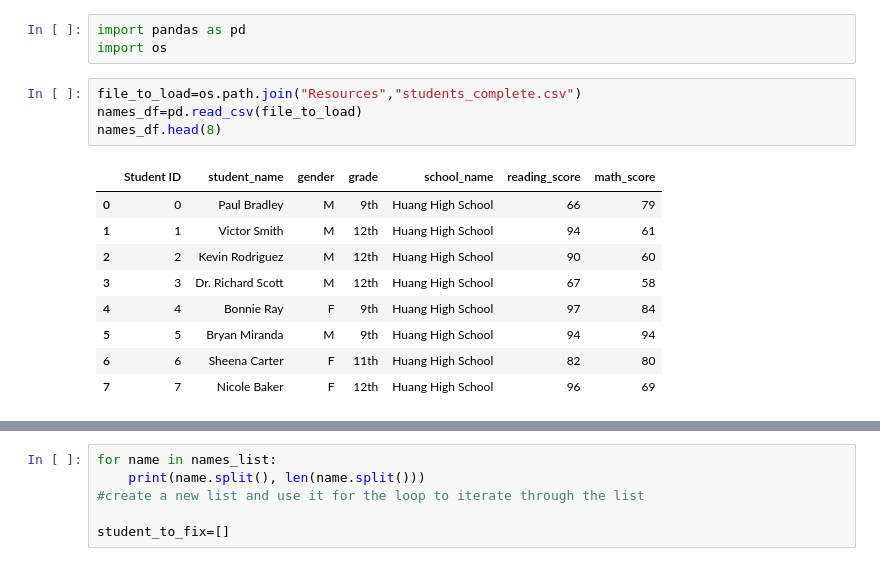
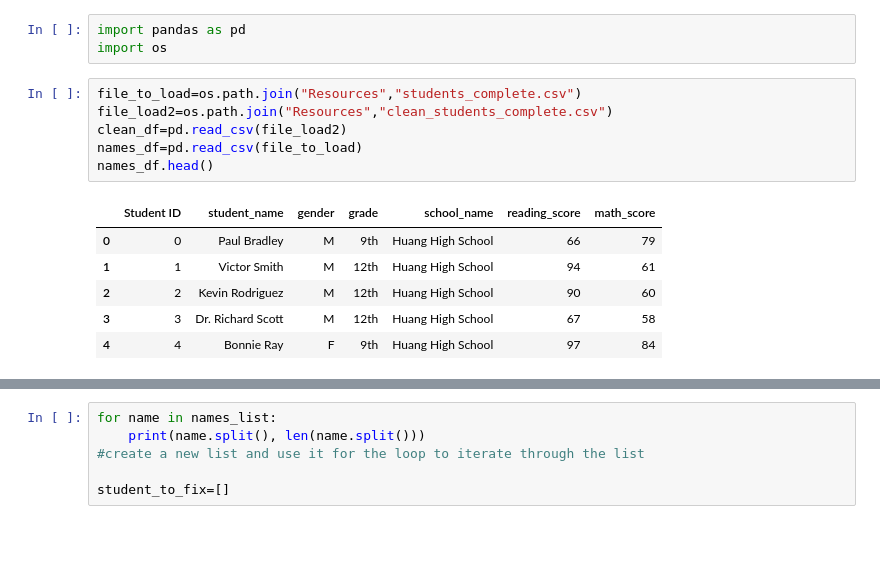
Before and after one commit to oscarpena96/School_District_Analysis, a Jupyter notebook: cleaning_students_name.ipynb, the cells around one changed output, grey strips where cells are left out. Cells and saved outputs as stored; diff of their text form; blank space fills up the shorter version.

```diff
--- a/cleaning_students_name.ipynb
+++ b/cleaning_students_name.ipynb
@@ -3,16 +3,15 @@ import pandas as pd
 import os
 # %%
 file_to_load=os.path.join("Resources","students_complete.csv")
+file_load2=os.path.join("Resources","clean_students_complete.csv")
+clean_df=pd.read_csv(file_load2)
 names_df=pd.read_csv(file_to_load)
-names_df.head(8)
+names_df.head()
 # %% [output]
 |  | Student ID | student_name | gender | grade | school_name | reading_score | math_score |
 | 0 | 0 | Paul Bradley | M | 9th | Huang High School | 66 | 79 |
 | 1 | 1 | Victor Smith | M | 12th | Huang High School | 94 | 61 |
 | 2 | 2 | Kevin Rodriguez | M | 12th | Huang High School | 90 | 60 |
 | 3 | 3 | Dr. Richard Scott | M | 12th | Huang High School | 67 | 58 |
 | 4 | 4 | Bonnie Ray | F | 9th | Huang High School | 97 | 84 |
-| 5 | 5 | Bryan Miranda | M | 9th | Huang High School | 94 | 94 |
-| 6 | 6 | Sheena Carter | F | 11th | Huang High School | 82 | 80 |
-| 7 | 7 | Nicole Baker | F | 12th | Huang High School | 96 | 69 |
 # %%
```
Also changed, not shown: parts of 14 cells of this notebook, 4 other files.
